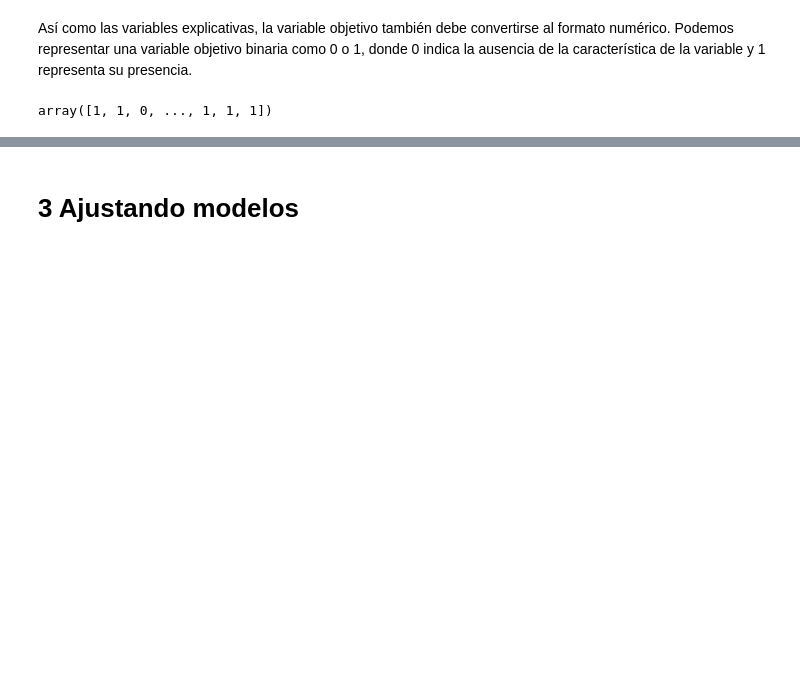
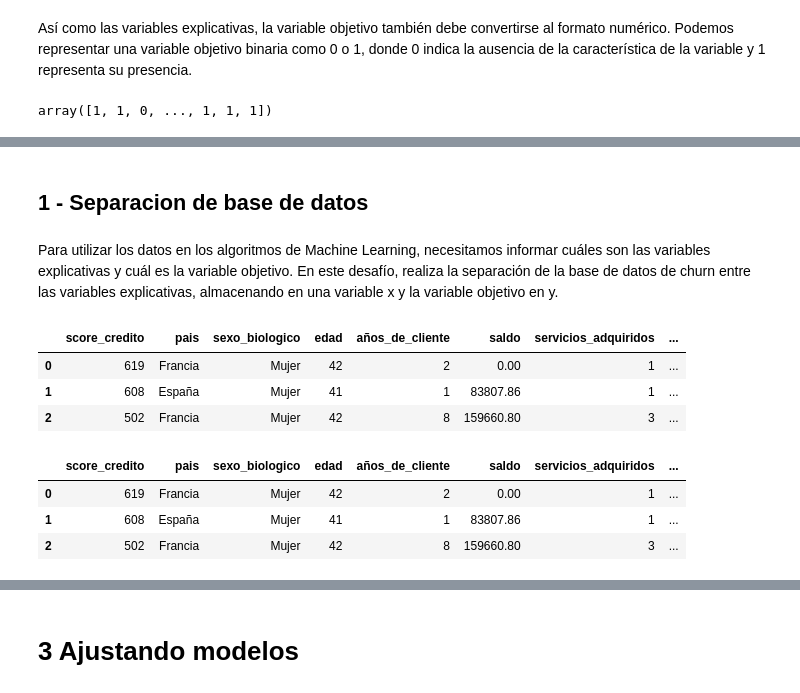
Before and after one commit to lukitasmois/2160-aprendiendo-a-clasificar-datos-con-ml, a Jupyter notebook: Clasificacion_primeros_pasos.ipynb, the cells around one changed output, grey strips where cells are left out. Saved outputs shown, nothing was run; the diff lists cells and outputs as text; code cells hidden in the pictures; blank space fills up the shorter version.

Commit message:
02.08.01. Separo la variable respuesta de las variables categoricas

```diff
--- a/Clasificacion_primeros_pasos.ipynb
+++ b/Clasificacion_primeros_pasos.ipynb
@@ -364,0 +375,11 @@ array([1, 1, 0, ..., 1, 1, 1])
+# %% [markdown]
+## 1 - Separacion de base de datos
+# %% [markdown]
+Para utilizar los datos en los algoritmos de Machine Learning, necesitamos informar cuáles son las variables explicativas y cuál es la variable objetivo. En este desafío, realiza la separación de la base de datos de churn entre las variables explicativas, almacenando en una variable x y la variable objetivo en y.
+# %%
+datos_d.head(3)
+# %% [output]
+|  | score_credito | pais | sexo_biologico | edad | años_de_cliente | saldo | servicios_adquiridos | ... |
+| 0 | 619 | Francia | Mujer | 42 | 2 | 0.00 | 1 | ... |
+| 1 | 608 | España | Mujer | 41 | 1 | 83807.86 | 1 | ... |
+| 2 | 502 | Francia | Mujer | 42 | 8 | 159660.80 | 3 | ... |
@@ -364,0 +389,7 @@ array([1, 1, 0, ..., 1, 1, 1])
+# %%
+X.head(3)
+# %% [output]
+|  | score_credito | pais | sexo_biologico | edad | años_de_cliente | saldo | servicios_adquiridos | ... |
+| 0 | 619 | Francia | Mujer | 42 | 2 | 0.00 | 1 | ... |
+| 1 | 608 | España | Mujer | 41 | 1 | 83807.86 | 1 | ... |
+| 2 | 502 | Francia | Mujer | 42 | 8 | 159660.80 | 3 | ... |
```
Also changed, not shown: parts of 8 cells of this notebook.
